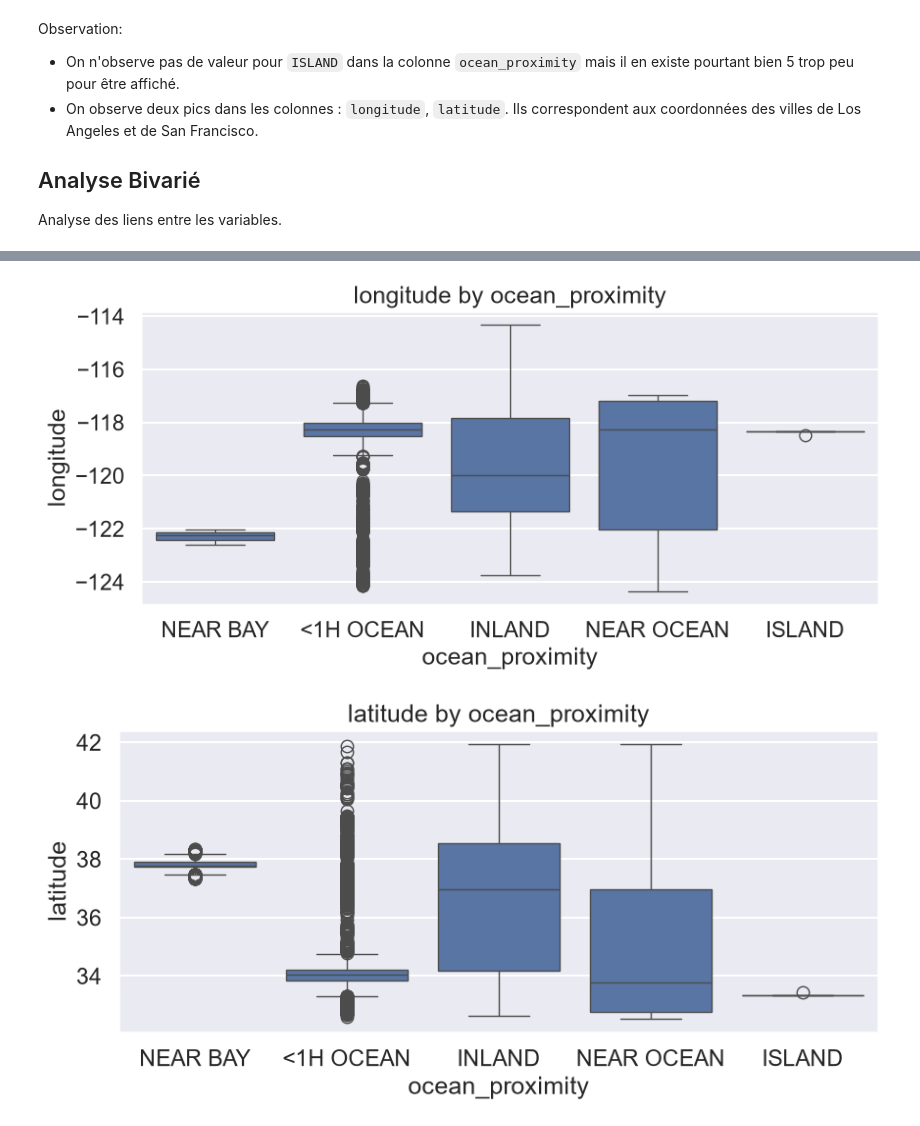
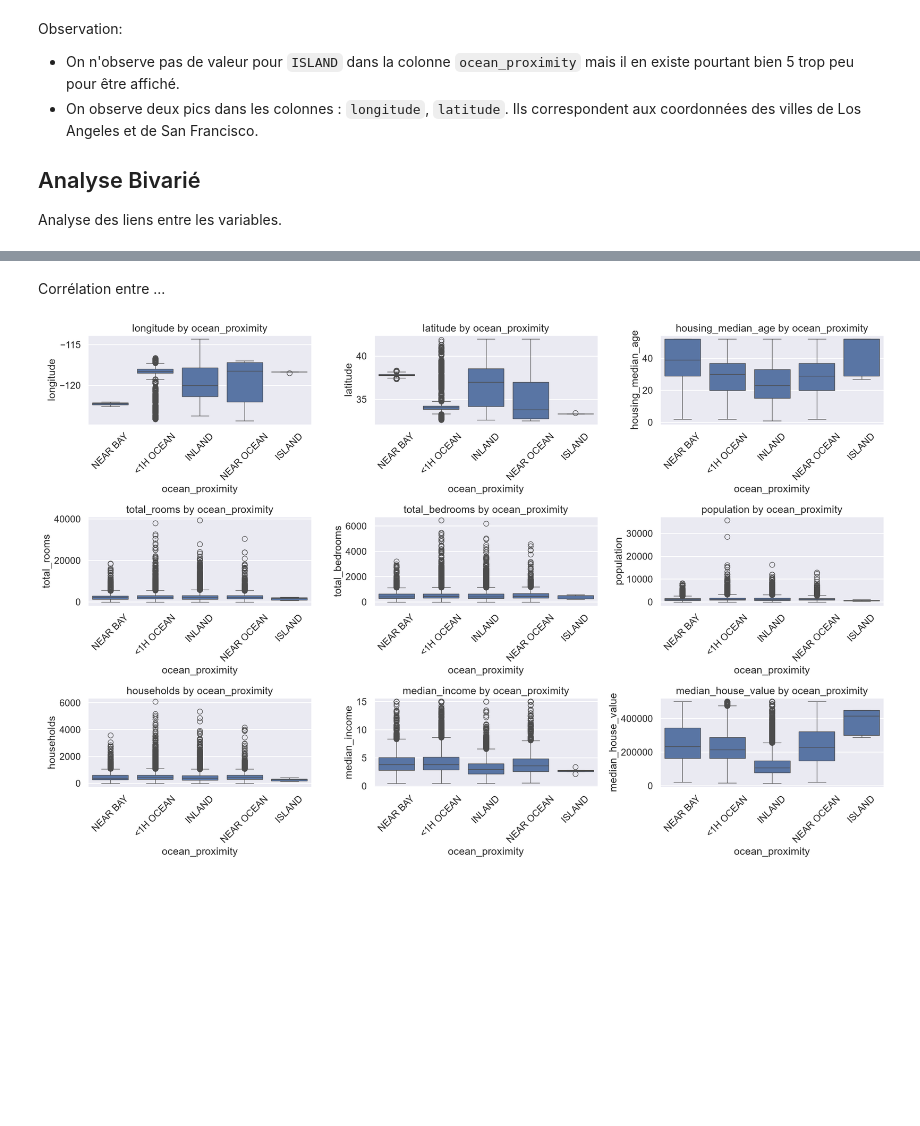
Before and after one commit to justinFransolet/MASI5_PROJET1_ALGO, a Jupyter notebook: notebooks/notebook.ipynb, the cells around one changed output, grey strips where cells are left out. Cells and saved outputs as stored; diff of their text form; code cells hidden in the pictures; blank space fills up the shorter version.

```diff
--- a/notebooks/notebook.ipynb
+++ b/notebooks/notebook.ipynb
@@ -239,13 +232,9 @@ plt.show()
+# %% [markdown]
+Corrélation entre ...
 # %%
-# Box plots for categorical vs numerical features
-# Assuming 'ocean_proximity' is the categorical column
+# Boite à moustache comparé des variables de catégorie et numérique
+
 categorical_column = 'ocean_proximity'
-
-for column in numerical_columns:
-    plt.figure(figsize=(10, 4))
-    sns.boxplot(x=housing_data[categorical_column], y=housing_data[column])
-    plt.title(f'{column} by {categorical_column}')
-    plt.show()
+plot_boxplots_side_by_side(numeric_features, categorical_column, housing_data)
 # %% [output]
-[figure, old version]
+[figure, new version]
-[figure, removed]
```
Also changed, not shown: parts of 8 cells of this notebook.
